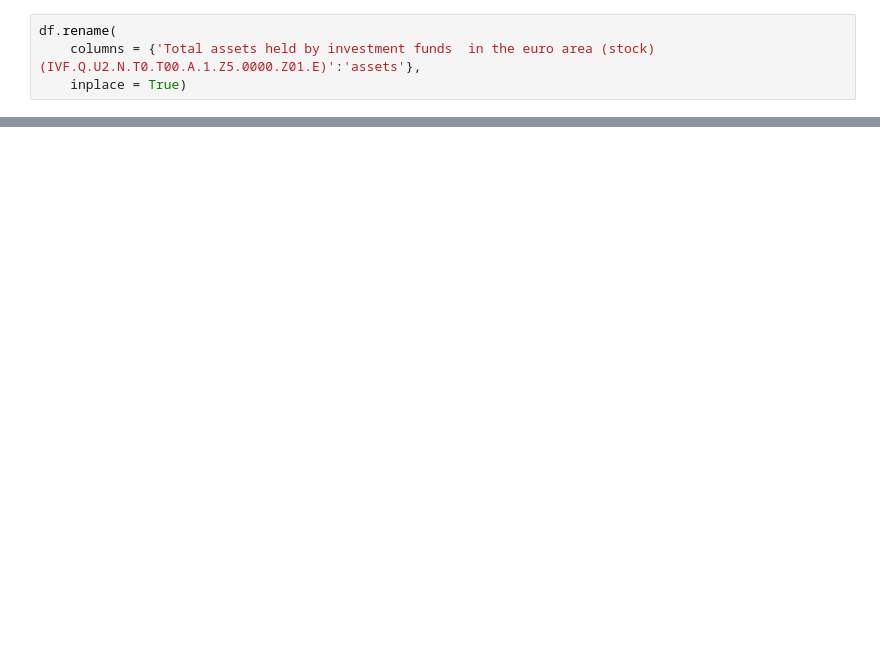
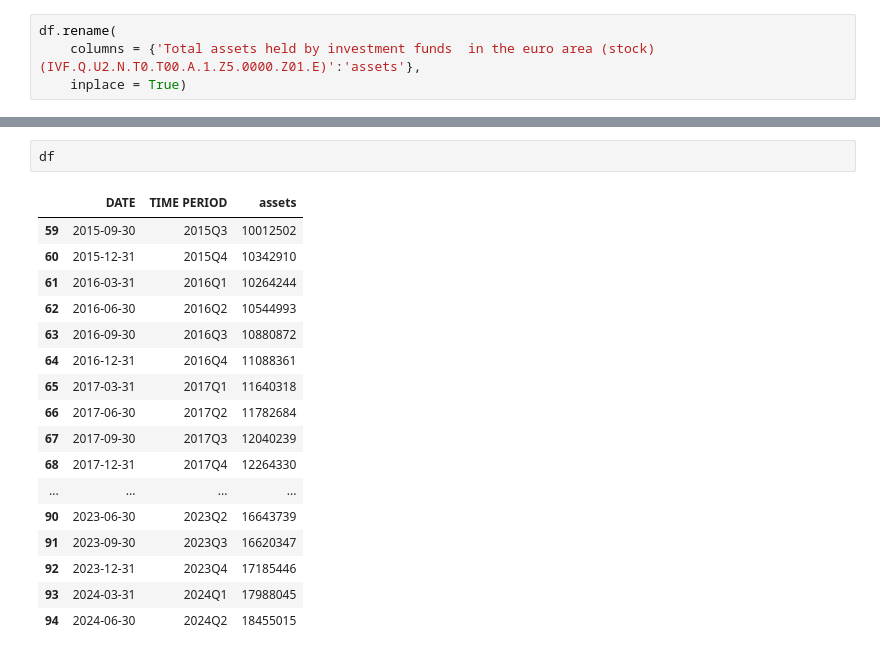
Before and after one commit to jong42/Investment-Funds-Statistics, a Jupyter notebook: ivf_statistics.ipynb, the cells around one changed output, grey strips where cells are left out. Cells and saved outputs as stored; diff of their text form; blank space fills up the shorter version.

```diff
--- a/ivf_statistics.ipynb
+++ b/ivf_statistics.ipynb
@@ -26,0 +64,20 @@ plt.show()
+# %%
+df
+# %% [output]
+|  | DATE | TIME PERIOD | assets |
+| 59 | 2015-09-30 | 2015Q3 | 10012502 |
+| 60 | 2015-12-31 | 2015Q4 | 10342910 |
+| 61 | 2016-03-31 | 2016Q1 | 10264244 |
+| 62 | 2016-06-30 | 2016Q2 | 10544993 |
+| 63 | 2016-09-30 | 2016Q3 | 10880872 |
+| 64 | 2016-12-31 | 2016Q4 | 11088361 |
+| 65 | 2017-03-31 | 2017Q1 | 11640318 |
+| 66 | 2017-06-30 | 2017Q2 | 11782684 |
+| 67 | 2017-09-30 | 2017Q3 | 12040239 |
+| 68 | 2017-12-31 | 2017Q4 | 12264330 |
+| ... | ... | ... | ... |
+| 90 | 2023-06-30 | 2023Q2 | 16643739 |
+| 91 | 2023-09-30 | 2023Q3 | 16620347 |
+| 92 | 2023-12-31 | 2023Q4 | 17185446 |
+| 93 | 2024-03-31 | 2024Q1 | 17988045 |
+| 94 | 2024-06-30 | 2024Q2 | 18455015 |
```
Also changed, not shown: parts of 13 cells of this notebook.
